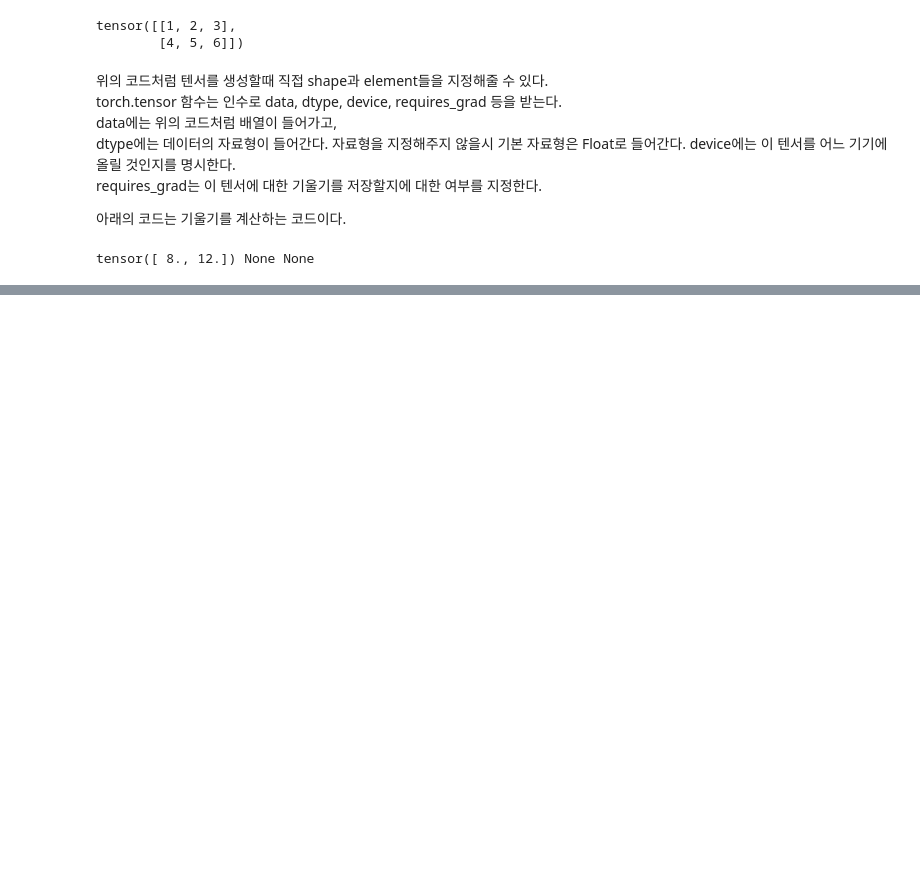
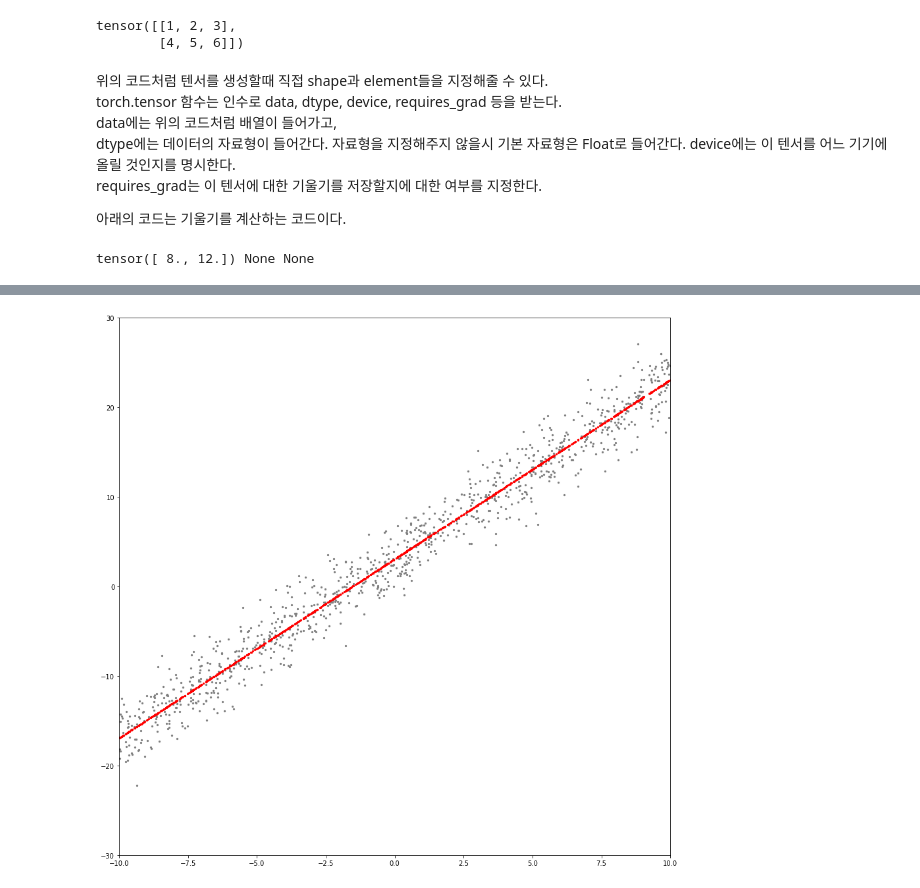
Before and after one commit to Hin1209/Study-Pytorch, a Jupyter notebook: Linear_Regression.ipynb, the cells around one changed output, grey strips where cells are left out. Cells and saved outputs as stored; diff of their text form; code cells hidden in the pictures; blank space fills up the shorter version.

```diff
--- a/Linear_Regression.ipynb
+++ b/Linear_Regression.ipynb
@@ -69,0 +83,8 @@ tensor([ 8., 12.]) None None
+# %%
+num_data = 1000
+num_epoch = 500
+
+x = init.uniform_(torch.Tensor(num_data, 1), -10, 10)
+noise = init.normal_(torch.FloatTensor(num_data, 1), std = 1)
+y = 2*x + 3
+y_noise = 2*(x + noise) + 3
@@ -69,0 +96,3 @@ tensor([ 8., 12.]) None None
+# %%
+model = nn.Linear(1, 1)
+loss_func = nn.L1Loss()
@@ -69,0 +102,2 @@ tensor([ 8., 12.]) None None
+# %%
+optimizer = optim.SGD(model.parameters(), lr = 0.01)
@@ -69,0 +108,17 @@ tensor([ 8., 12.]) None None
+# %%
+label = y_noise
+loss_arr = []
+for i in range(num_epoch): # num_epoch만큼 최적화 과정 반복
+  optimizer.zero_grad() # 기울기를 0으로 초기화
+  output = model(x) # 모델에 x를 전달
+
+  loss = loss_func(output, label) # output과 y_noise의 차이를 저장
+  loss.backward() # w와 b에 대한 기울기를 계산
+  optimizer.step() # w와 b를 기울기에 따라 업데이트
+
+  if i % 10 == 0:
+    print(loss.data)
+    param_list = list(model.parameters())
+    print(param_list[0].item(), param_list[1].item())
+
+  loss_arr.append(loss.detach().numpy())
@@ -69,0 +143,9 @@ tensor([ 8., 12.]) None None
+# %%
+# 학습 이후 데이터 시각화
+plt.figure(figsize = (15, 15))
+plt.scatter(x.numpy(),y_noise.numpy(),s=5,c="gray")
+plt.scatter(x.detach().numpy(),output.detach().numpy(),s=5,c="red")
+plt.axis([-10, 10, -30, 30])
+plt.show()
+# %% [output]
+[figure, added]
```
Also changed, not shown: parts of 9 cells of this notebook.
